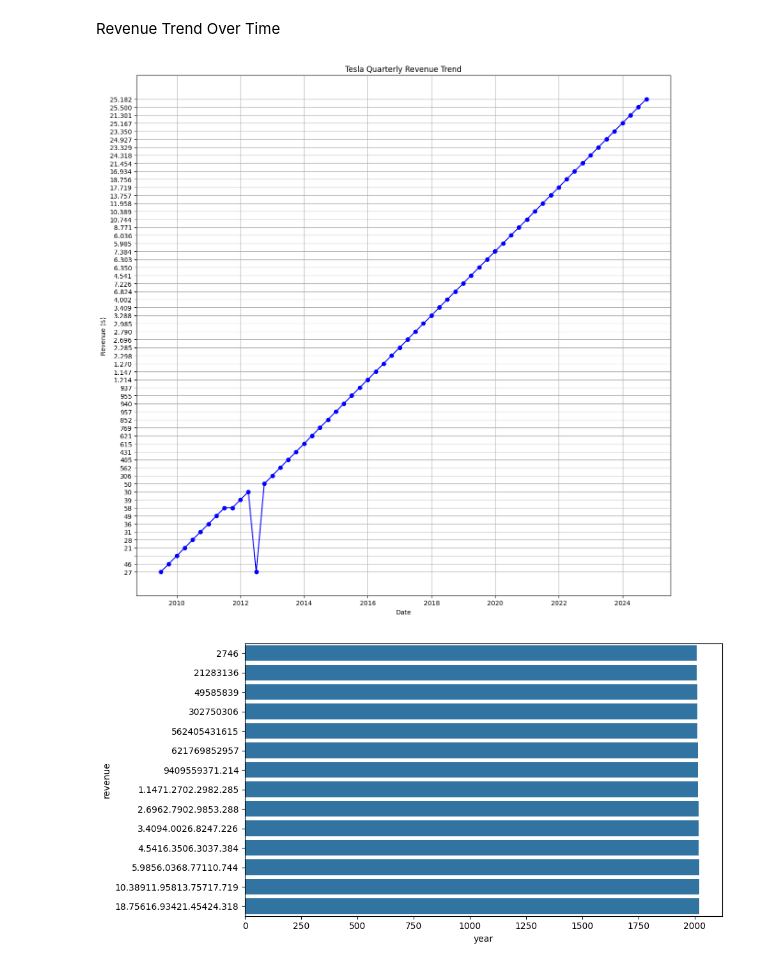
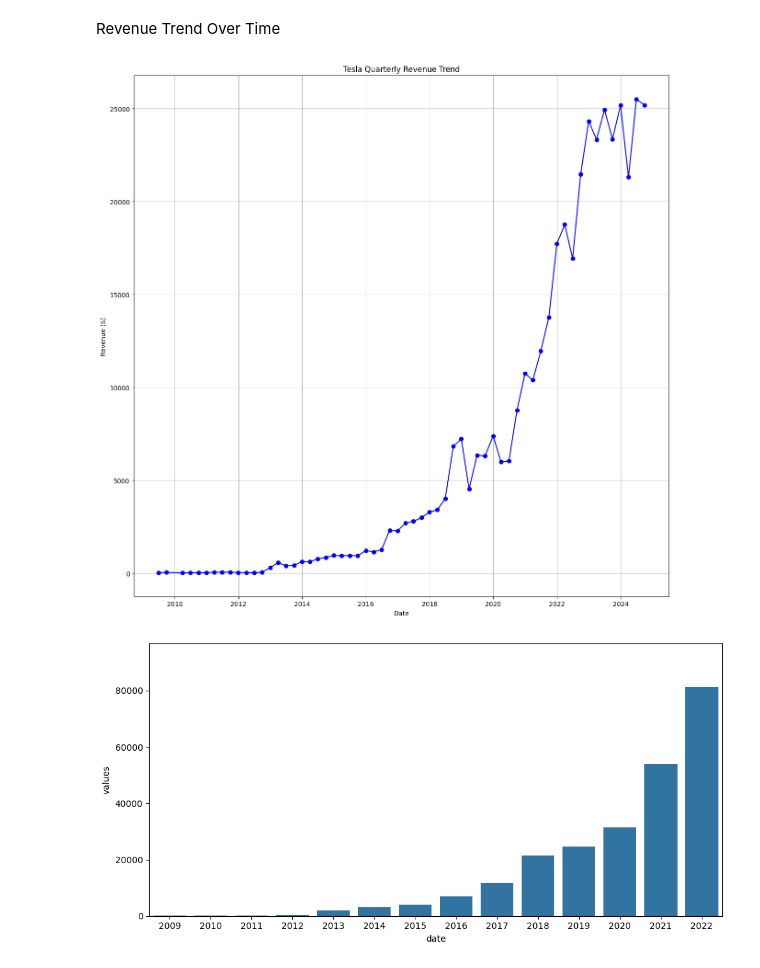
Before and after one commit to Ricenquimac/web-scraping-project-tutorial, a Jupyter notebook: src/explore.es.ipynb, the cells around one changed output. Drawn from its saved outputs; the diff is of its cells as text; code cells hidden in the pictures.

```diff
--- a/src/explore.es.ipynb
+++ b/src/explore.es.ipynb
@@ -85,8 +85,9 @@ for row in tables[index_table].tbody.find_all("tr"):
     col= row.find_all("td")
     if (col != []):
         date = col[0].text
-        Revenue = col[1].text.replace("$","").replace(",",".").strip()
-        df_tesla_revenue = pd.concat([df_tesla_revenue,pd.DataFrame({"date":date, "values": Revenue}, index=[0])], ignore_index= True)
+        Revenue = col[1].text.replace("$","").replace(",","").strip()
+        if(Revenue != ""):
+         df_tesla_revenue = pd.concat([df_tesla_revenue,pd.DataFrame({"date":date, "values": float(Revenue)}, index=[0])], ignore_index= True)
 # %%
 df_tesla_revenue
 # %% [output]
@@ -167,33 +178,27 @@ plt.xlabel('Date')
 plt.ylabel('Revenue ($)')
 plt.grid(True)
 # %% [output]
-[figure, old version]
+[figure, new version]
 # %%
 import pandas as pd
 import matplotlib.pyplot as plt
 import seaborn as sns
 
 df_tesla_revenue["date"] = pd.to_datetime(df_tesla_revenue["date"])
 
-# Group by year and sum the "values" column (numerical data)
+
 tesla_revenue_yearly = (
-    df_tesla_revenue.groupby(df_tesla_revenue["date"].dt.year)["values"]
-    .sum()
-    .reset_index()
+    df_tesla_revenue.groupby(df_tesla_revenue["date"].dt.year)["values"].sum().reset_index()
 )
 
-# Rename the columns for clarity
-tesla_revenue_yearly.rename(columns={"date": "year", "values": "revenue"}, inplace=True)
+fig, axis = plt.subplots(figsize=(10, 5))
+sns.barplot(data = tesla_revenue_yearly[tesla_revenue_yearly["date"] < 2023], x="date", y="values", orient = 'v',ax=axis)
 
-# Filter out data for years less than 2023
-filtered_data = tesla_revenue_yearly[tesla_revenue_yearly["year"] < 2023]
+min_value = 0
+max_value = tesla_revenue_yearly["values"].max()
+axis.set_ylim(min_value, max_value)
 
-# Plot the data
-fig, axis = plt.subplots(figsize=(10, 5))
-sns.barplot(data=filtered_data, x="year", y="revenue", ax=axis)
-
-# Improve layout and display
 plt.tight_layout()
 plt.show()
 # %% [output]
-[figure, old version]
+[figure, new version]
```
Also changed, not shown: parts of 9 cells of this notebook, 7 other files.
